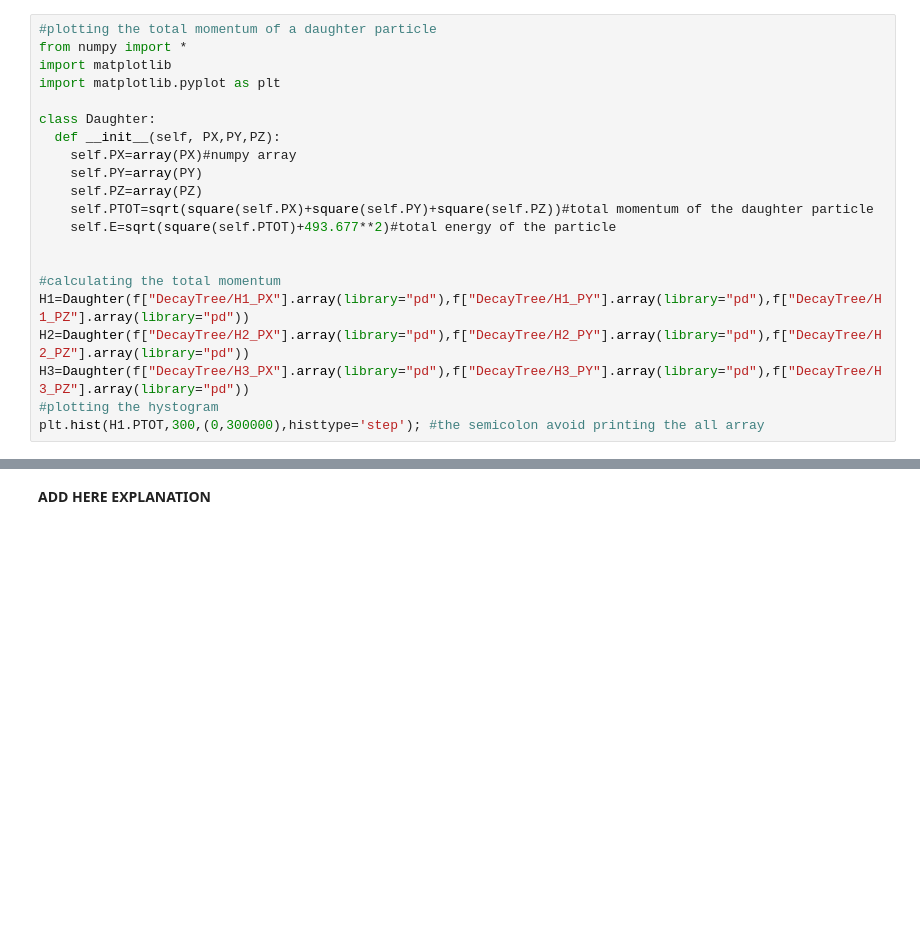
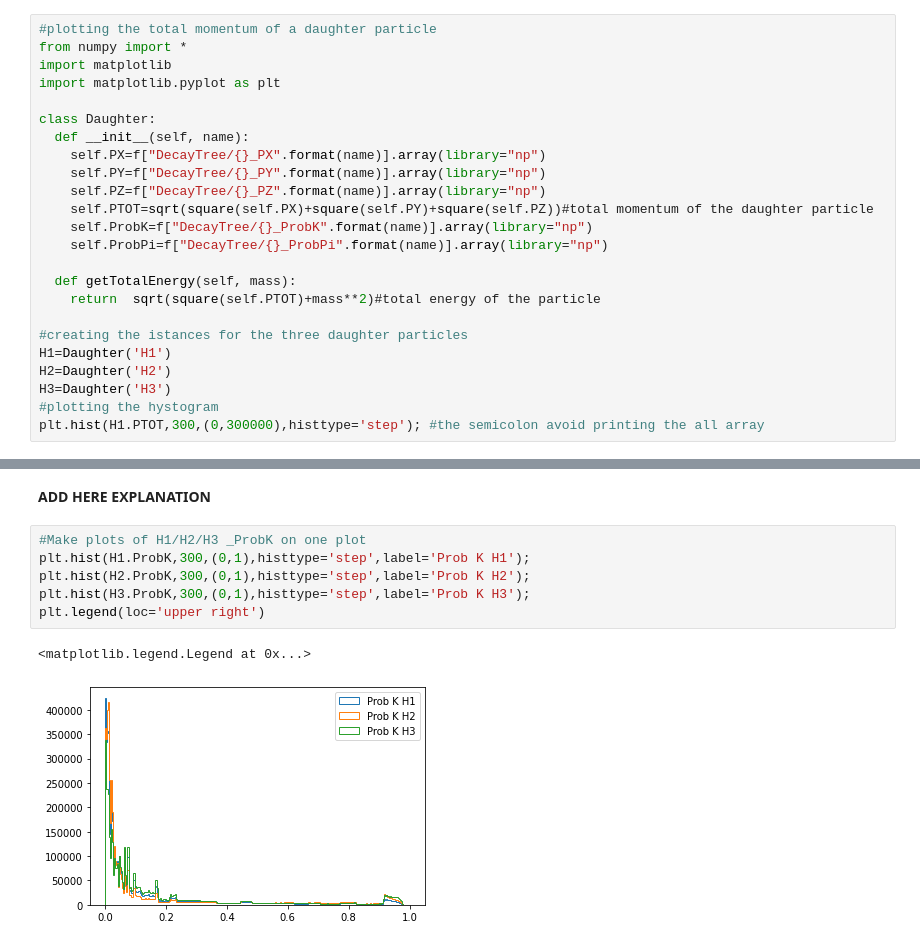
Before and after one commit to tsiligardi/PRA3024-Analysis-of-big-data-in-physics, a Jupyter notebook: LHCb_no_root.ipynb, the cells around one changed output, grey strips where cells are left out. Drawn from its saved outputs; the diff is of its cells as text; blank space fills up the shorter version.

```diff
--- a/LHCb_no_root.ipynb
+++ b/LHCb_no_root.ipynb
@@ -25,18 +25,21 @@ import matplotlib
 import matplotlib.pyplot as plt
 
 class Daughter:
-  def __init__(self, PX,PY,PZ):
-    self.PX=array(PX)#numpy array
-    self.PY=array(PY)
-    self.PZ=array(PZ)
+  def __init__(self, name):
+    self.PX=f["DecayTree/{}_PX".format(name)].array(library="np")
+    self.PY=f["DecayTree/{}_PY".format(name)].array(library="np")
+    self.PZ=f["DecayTree/{}_PZ".format(name)].array(library="np")
     self.PTOT=sqrt(square(self.PX)+square(self.PY)+square(self.PZ))#total momentum of the daughter particle
-    self.E=sqrt(square(self.PTOT)+493.677**2)#total energy of the particle
+    self.ProbK=f["DecayTree/{}_ProbK".format(name)].array(library="np")
+    self.ProbPi=f["DecayTree/{}_ProbPi".format(name)].array(library="np")
 
+  def getTotalEnergy(self, mass):
+    return  sqrt(square(self.PTOT)+mass**2)#total energy of the particle
 
-#calculating the total momentum
-H1=Daughter(f["DecayTree/H1_PX"].array(library="pd"),f["DecayTree/H1_PY"].array(library="pd"),f["DecayTree/H1_PZ"].array(library="pd"))
-H2=Daughter(f["DecayTree/H2_PX"].array(library="pd"),f["DecayTree/H2_PY"].array(library="pd"),f["DecayTree/H2_PZ"].array(library="pd"))
-H3=Daughter(f["DecayTree/H3_PX"].array(library="pd"),f["DecayTree/H3_PY"].array(library="pd"),f["DecayTree/H3_PZ"].array(library="pd"))
+#creating the istances for the three daughter particles
+H1=Daughter('H1')
+H2=Daughter('H2')
+H3=Daughter('H3')
 #plotting the hystogram
 plt.hist(H1.PTOT,300,(0,300000),histtype='step'); #the semicolon avoid printing the all array
 # %% [output]
@@ -60,3 +64,12 @@ plt.hist(mass_mother,300,(3000,7000),histtype='step');
 [figure]
 # %% [markdown]
 **ADD HERE EXPLANATION**
+# %%
+#Make plots of H1/H2/H3 _ProbK on one plot
+plt.hist(H1.ProbK,300,(0,1),histtype='step',label='Prob K H1');
+plt.hist(H2.ProbK,300,(0,1),histtype='step',label='Prob K H2');
+plt.hist(H3.ProbK,300,(0,1),histtype='step',label='Prob K H3');
+plt.legend(loc='upper right')
+# %% [output]
+<matplotlib.legend.Legend at 0x...>
+[figure, added]
```
Also changed, not shown: parts of 4 cells of this notebook.
